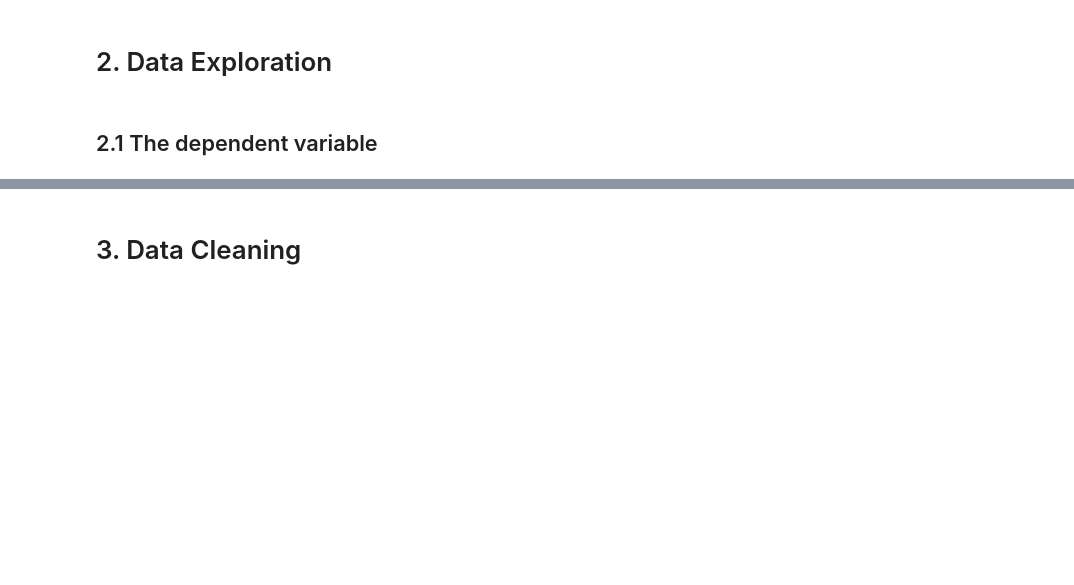
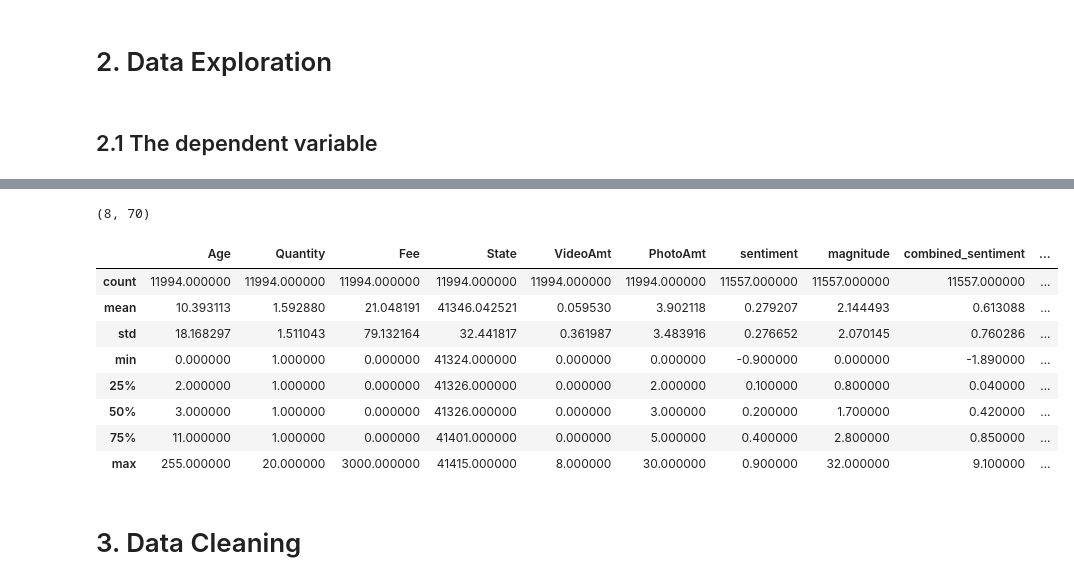
Before and after one commit to dawidjwisniewski/pet_adoption, a Jupyter notebook: project.ipynb, the cells around one changed output, grey strips where cells are left out. Drawn from its saved outputs; the diff is of its cells as text; code cells hidden in the pictures; blank space fills up the shorter version.

```diff
--- a/project.ipynb
+++ b/project.ipynb
@@ -973,3 +1208,19 @@ pd.DataFrame({'count': y.value_counts(), 'freq': y.value_counts(normalize=True)}
+# %%
+X_train.describe().shape
+# %% [output]
+(8, 70)
+# %%
+X_train.describe().iloc[:,0:10]
+# %% [output]
+|  | Age | Quantity | Fee | State | VideoAmt | PhotoAmt | sentiment | magnitude | combined_sentiment | ... |
+| count | 11994.000000 | 11994.000000 | 11994.000000 | 11994.000000 | 11994.000000 | 11994.000000 | 11557.000000 | 11557.000000 | 11557.000000 | ... |
+| mean | 10.393113 | 1.592880 | 21.048191 | 41346.042521 | 0.059530 | 3.902118 | 0.279207 | 2.144493 | 0.613088 | ... |
+| std | 18.168297 | 1.511043 | 79.132164 | 32.441817 | 0.361987 | 3.483916 | 0.276652 | 2.070145 | 0.760286 | ... |
+| min | 0.000000 | 1.000000 | 0.000000 | 41324.000000 | 0.000000 | 0.000000 | -0.900000 | 0.000000 | -1.890000 | ... |
+| 25% | 2.000000 | 1.000000 | 0.000000 | 41326.000000 | 0.000000 | 2.000000 | 0.100000 | 0.800000 | 0.040000 | ... |
+| 50% | 3.000000 | 1.000000 | 0.000000 | 41326.000000 | 0.000000 | 3.000000 | 0.200000 | 1.700000 | 0.420000 | ... |
+| 75% | 11.000000 | 1.000000 | 0.000000 | 41401.000000 | 0.000000 | 5.000000 | 0.400000 | 2.800000 | 0.850000 | ... |
+| max | 255.000000 | 20.000000 | 3000.000000 | 41415.000000 | 8.000000 | 30.000000 | 0.900000 | 32.000000 | 9.100000 | ... |
 # %% [markdown]
 # 3. Data Cleaning
 # %% [markdown]
```
Also changed, not shown: parts of 33 cells of this notebook.
